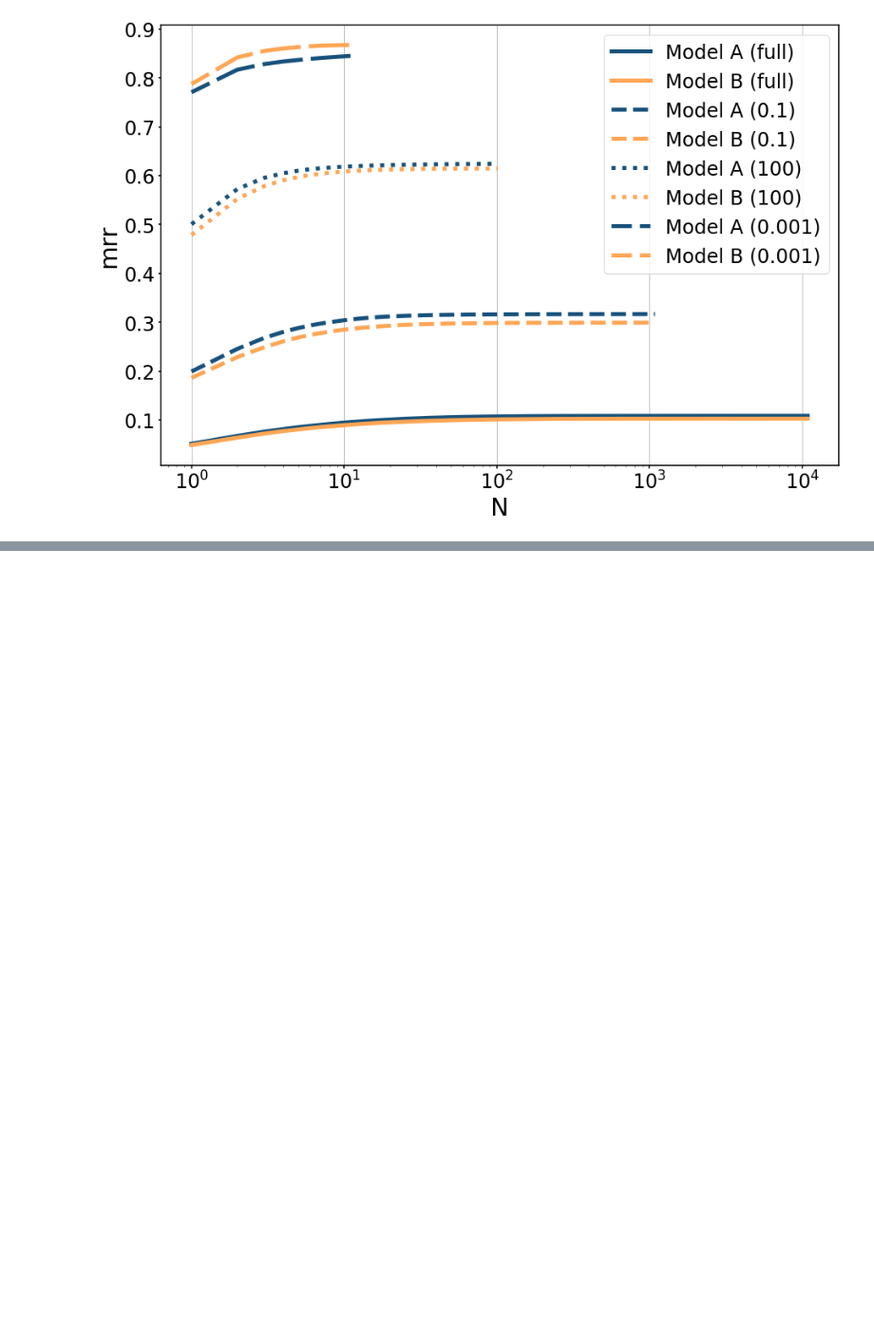
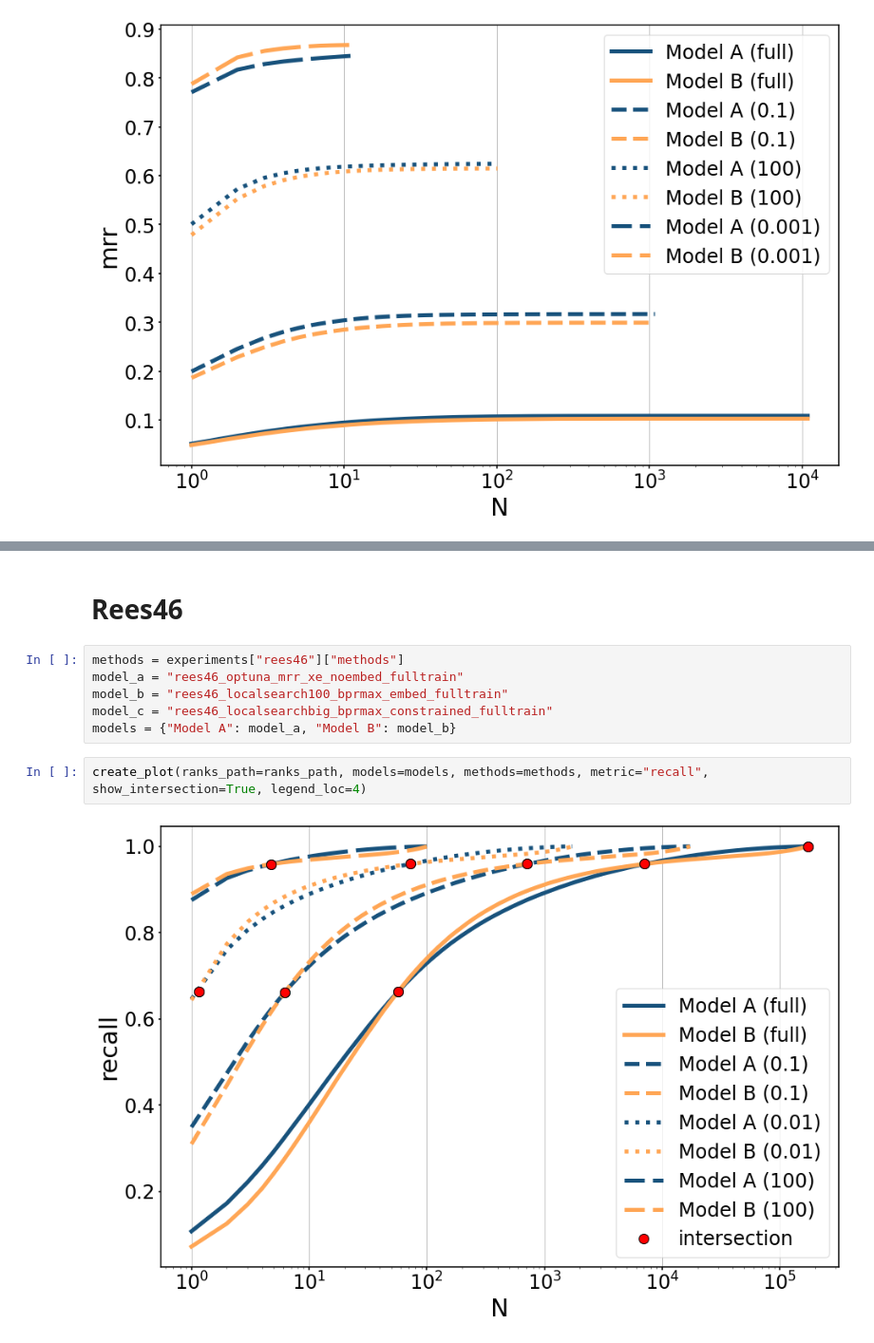
Before and after one commit to hidasib/recsys_eval_flaws, a Jupyter notebook: inference_sampling_visualize.ipynb, the cells around one changed output, grey strips where cells are left out. Shown at 95% size. Drawn from its saved outputs; the diff is of its cells as text; blank space fills up the shorter version.

```diff
--- a/inference_sampling_visualize.ipynb
+++ b/inference_sampling_visualize.ipynb
@@ -115,0 +282,12 @@ create_plot(ranks_path=ranks_path, models=models, methods=methods, metric="mrr",
+# %% [markdown]
+# Rees46
+# %%
+methods = experiments["rees46"]["methods"]
+model_a = "rees46_optuna_mrr_xe_noembed_fulltrain"
+model_b = "rees46_localsearch100_bprmax_embed_fulltrain"
+model_c = "rees46_localsearchbig_bprmax_constrained_fulltrain"
+models = {"Model A": model_a, "Model B": model_b}
+# %%
+create_plot(ranks_path=ranks_path, models=models, methods=methods, metric="recall", show_intersection=True, legend_loc=4)
+# %% [output]
+[figure, added]
```
Also changed, not shown: parts of 18 cells of this notebook, 2 other files.
